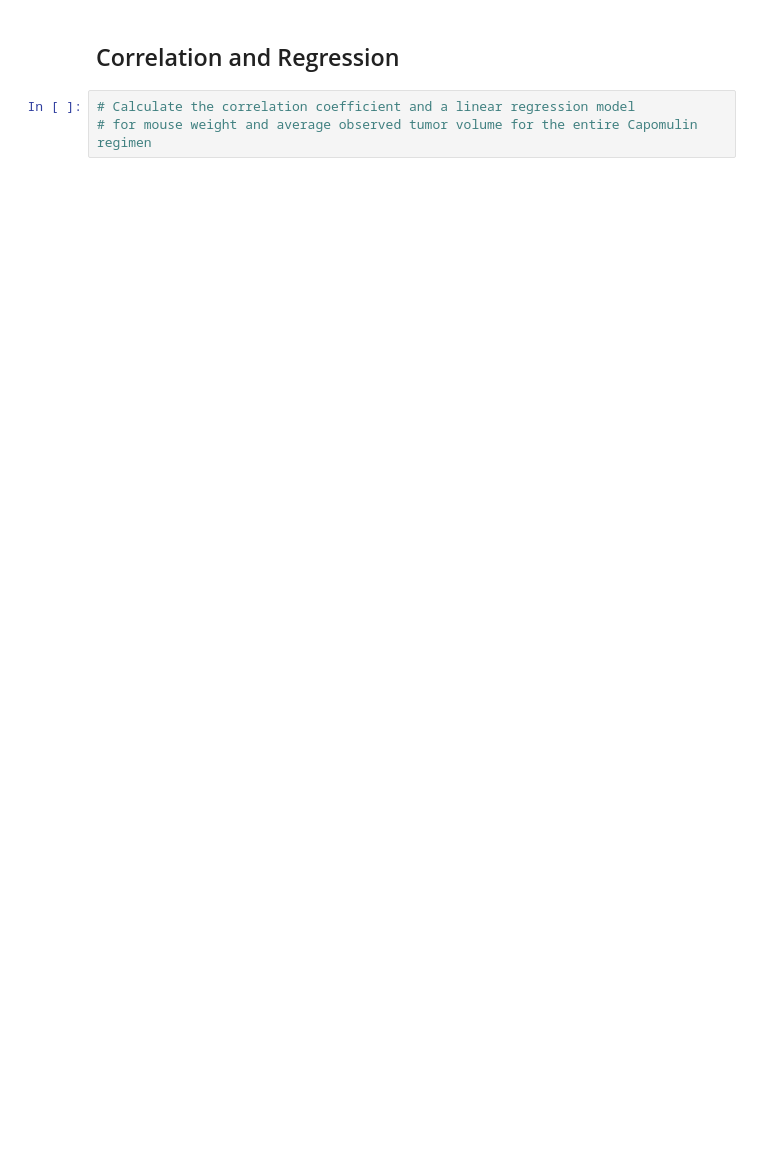
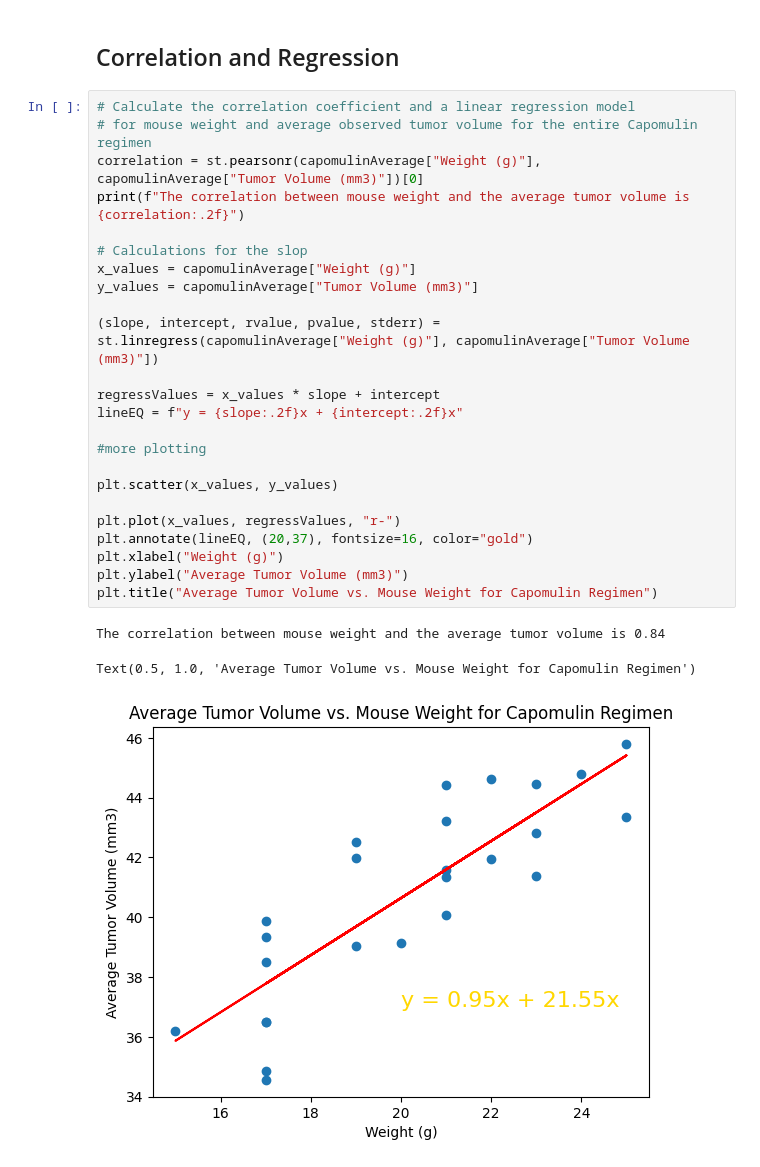
Before and after one commit to RickGrimesCodes/Module-5-Challenge, a Jupyter notebook: pymaceuticals_starter.ipynb, the cells around one changed output. Cells and saved outputs as stored; diff of their text form; blank space fills up the shorter version.

```diff
--- a/pymaceuticals_starter.ipynb
+++ b/pymaceuticals_starter.ipynb
@@ -282,5 +258,30 @@ Name: Tumor Volume (mm3), dtype: float64
 # %% [markdown]
 ## Correlation and Regression
-# %%
-# Calculate the correlation coefficient and a linear regression model
-# for mouse weight and average observed tumor volume for the entire Capomulin regimen
+# %%
+# Calculate the correlation coefficient and a linear regression model
+# for mouse weight and average observed tumor volume for the entire Capomulin regimen
+correlation = st.pearsonr(capomulinAverage["Weight (g)"], capomulinAverage["Tumor Volume (mm3)"])[0]
+print(f"The correlation between mouse weight and the average tumor volume is {correlation:.2f}")
+
+# Calculations for the slop
+x_values = capomulinAverage["Weight (g)"]
+y_values = capomulinAverage["Tumor Volume (mm3)"]
+
+(slope, intercept, rvalue, pvalue, stderr) = st.linregress(capomulinAverage["Weight (g)"], capomulinAverage["Tumor Volume (mm3)"])
+
+regressValues = x_values * slope + intercept
+lineEQ = f"y = {slope:.2f}x + {intercept:.2f}x"
+
+#more plotting
+
+plt.scatter(x_values, y_values)
+
+plt.plot(x_values, regressValues, "r-")
+plt.annotate(lineEQ, (20,37), fontsize=16, color="gold")
+plt.xlabel("Weight (g)")
+plt.ylabel("Average Tumor Volume (mm3)")
+plt.title("Average Tumor Volume vs. Mouse Weight for Capomulin Regimen")
+# %% [output]
+The correlation between mouse weight and the average tumor volume is 0.84
+Text(0.5, 1.0, 'Average Tumor Volume vs. Mouse Weight for Capomulin Regimen')
+[figure, added]
```
Also changed, not shown: parts of 5 cells of this notebook.
